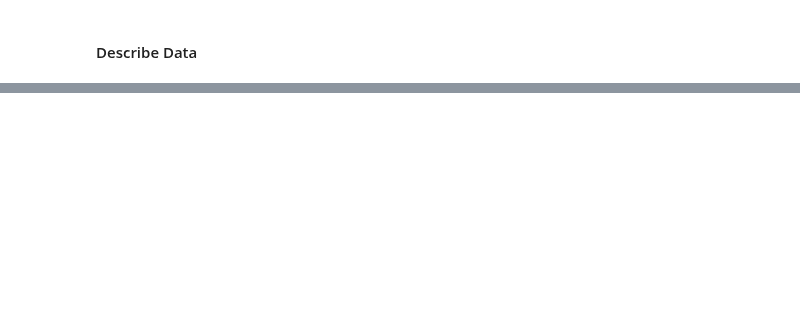
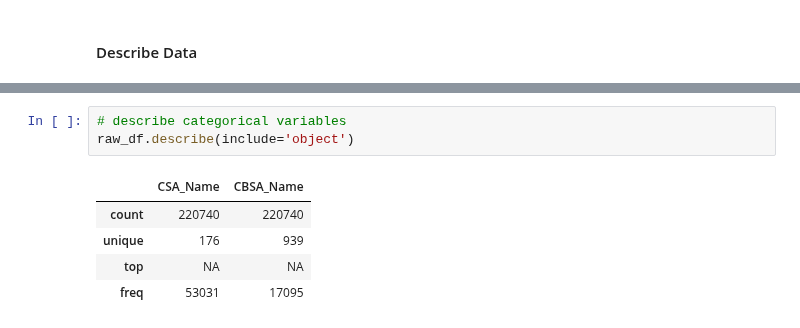
Before and after one commit to JamesJFan/CS6140_MachineLearning_FinalProject_Group1, a Jupyter notebook: CS6140_MachineLearning_FinalProject_Group1.ipynb, the cells around one changed output, grey strips where cells are left out. Drawn from its saved outputs; the diff is of its cells as text; blank space fills up the shorter version.

```diff
--- a/CS6140_MachineLearning_FinalProject_Group1.ipynb
+++ b/CS6140_MachineLearning_FinalProject_Group1.ipynb
@@ -38,0 +66,9 @@ display(df)
+# %%
+# describe categorical variables
+raw_df.describe(include='object')
+# %% [output]
+|  | CSA_Name | CBSA_Name |
+| count | 220740 | 220740 |
+| unique | 176 | 939 |
+| top | NA | NA |
+| freq | 53031 | 17095 |
```
Also changed, not shown: parts of 16 cells of this notebook.
